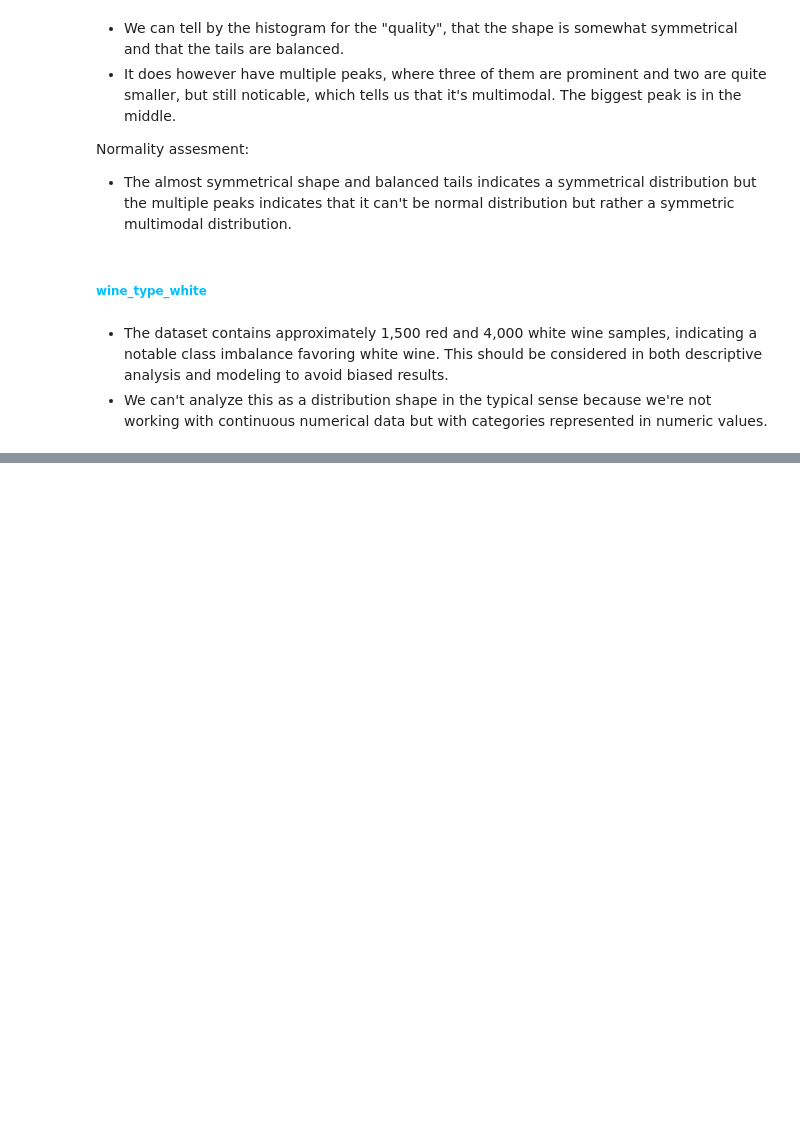
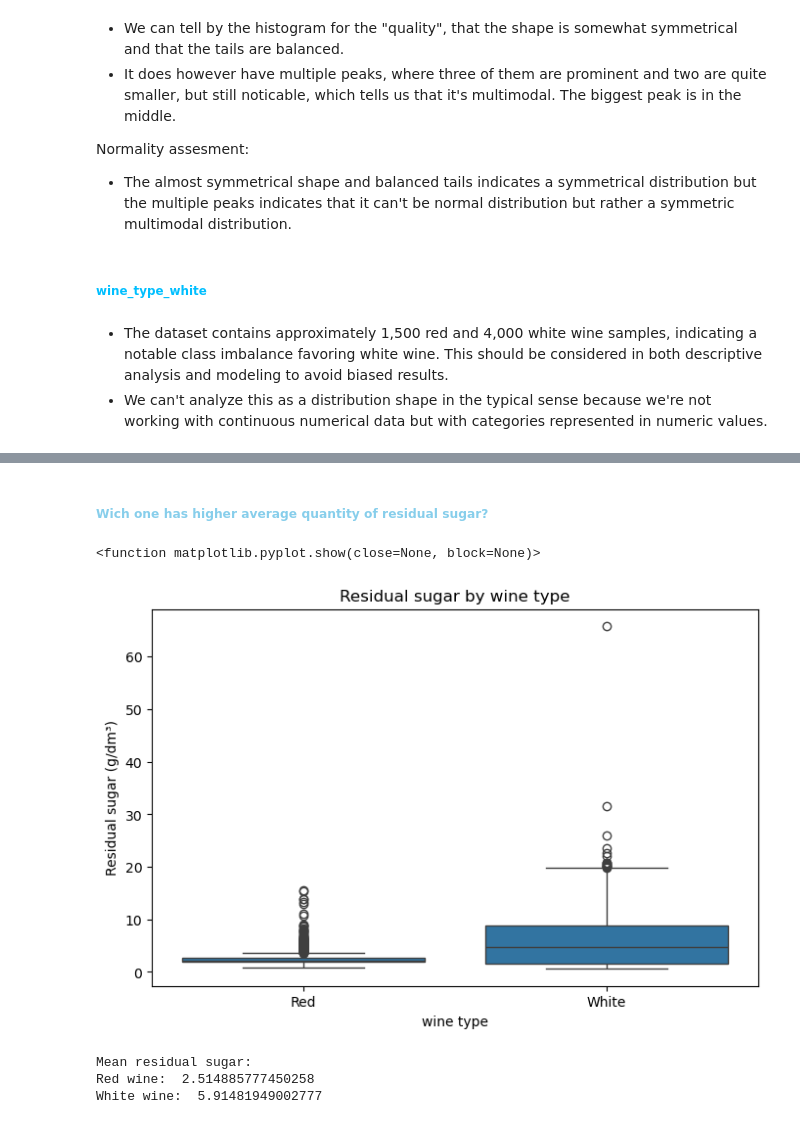
Before and after one commit to Shiihon/MiniProject_group15, a Jupyter notebook: MiniProject_2/Explore_data.ipynb, the cells around one changed output, grey strips where cells are left out. Saved outputs shown, nothing was run; the diff lists cells and outputs as text; code cells hidden in the pictures; blank space fills up the shorter version.

```diff
--- a/MiniProject_2/Explore_data.ipynb
+++ b/MiniProject_2/Explore_data.ipynb
@@ -372,0 +446,24 @@ Normality assesment:
+# %% [markdown]
+##### <span style="color:#87CEEB">Wich one has higher average quantity of residual sugar?</span>
+# %%
+# Comparing sugar content between white and red wine
+plt.figure(figsize=(8, 5))
+sns.boxplot(x='wine_type_white', y='residual_sugar', data=df_all)
+plt.title('Residual sugar by wine type')
+plt.xlabel('wine type')
+plt.ylabel('Residual sugar (g/dm³)')
+plt.xticks([0, 1], ['Red', 'White'])
+plt.show
+# %% [output]
+<function matplotlib.pyplot.show(close=None, block=None)>
+[figure, added]
+# %%
+# Mean for sugar content between the two types of wine
+mean_sugar = df_all.groupby('wine_type_white')['residual_sugar'].mean()
+print("Mean residual sugar: ")
+print("Red wine: ", mean_sugar[0])
+print("White wine: ", mean_sugar[1])
+# %% [output]
+Mean residual sugar:
+Red wine:  2.514885777450258
+White wine:  5.91481949002777
```
Also changed, not shown: parts of 35 cells of this notebook.
